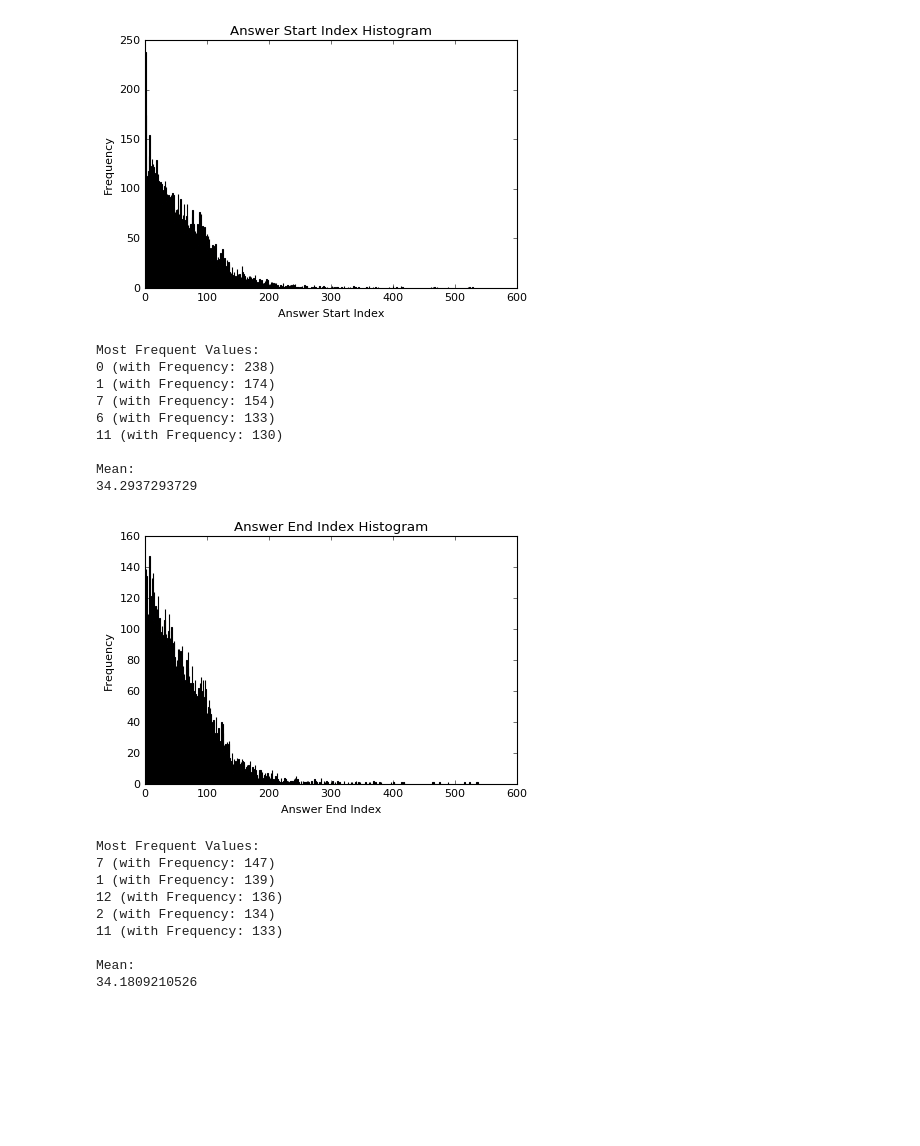
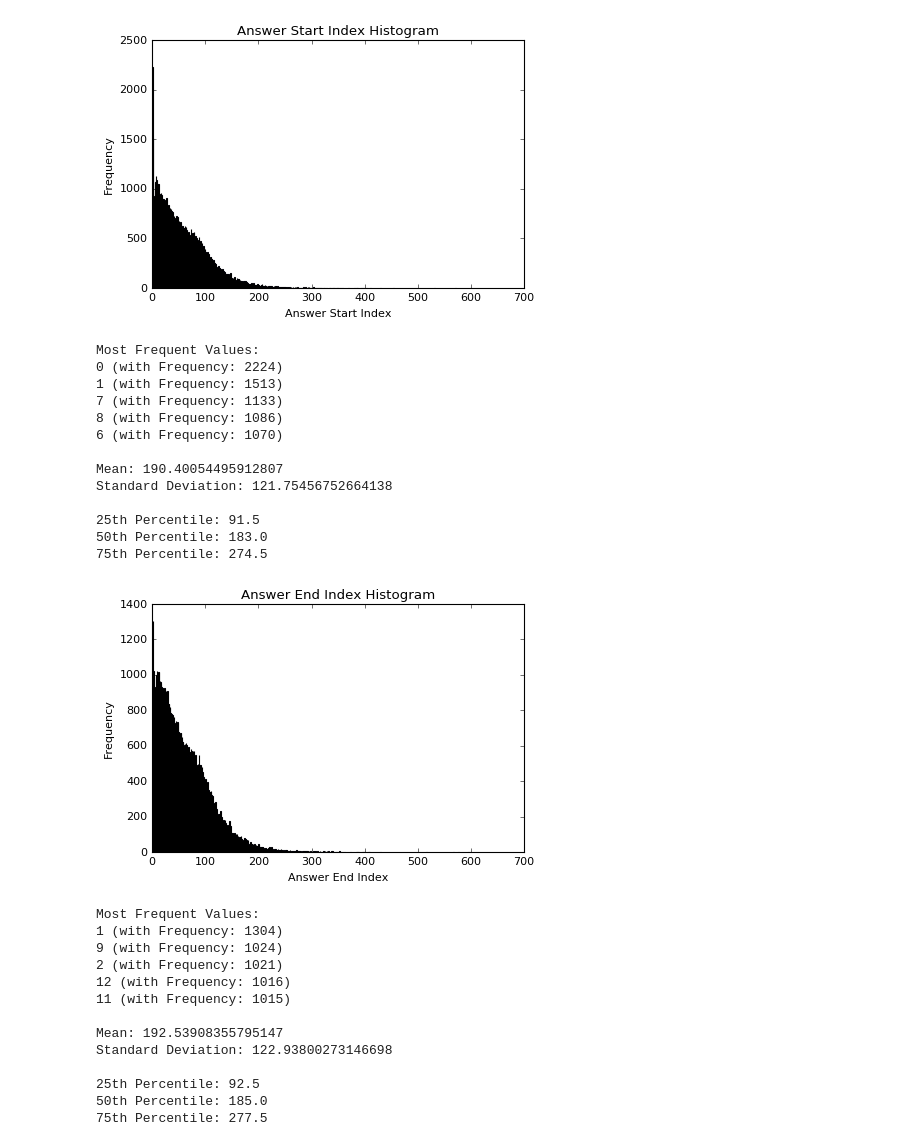
Before and after one commit to ddxue/attn-net-squad, a Jupyter notebook: squad_stats.ipynb, the cells around one changed output. Cells and saved outputs as stored; diff of their text form; code cells hidden in the pictures; blank space fills up the shorter version.

```diff
--- a/squad_stats.ipynb
+++ b/squad_stats.ipynb
@@ -29,26 +29,38 @@ Number of Examples: 10392
 # %%
-def create_histogram_from_counter(counter, name):
+def create_histogram_from_counter(counter, name, width=1.0, print_stats=True):
     labels, values = zip(*counter.items())
 
     # Plot Histogram
-    plt.bar(labels, values)
+    plt.bar(labels, values, width=width)
     plt.title("%s Histogram" % name)
     plt.xlabel(name)
     plt.ylabel("Frequency")
     plt.show()
 
-    print_statistics_from_counter(counter)
+    # Print statistics
+    if print_stats:
+        print_statistics_from_counter(counter)
 
 def print_statistics_from_counter(counter):
     modes = counter.most_common(5)
-    mean = sum(counter.values()) / float(len(counter))
+    mean = np.mean(counter.keys())
+    std = np.std(counter.keys())
+    first_perc = np.percentile(counter.keys(), 25)
+    second_perc = np.percentile(counter.keys(), 50)
+    third_perc = np.percentile(counter.keys(), 75)
+    # var = np.var(counter.keys(), dtype=np.float64)
 
     print("Most Frequent Values:")
     for mode in modes:
         print("%s (with Frequency: %s)" % (mode[0], mode[1]))
     print("")
-    print("Mean:")
-    print(mean)
+    print("Mean: %s" % mean)
+    print("Standard Deviation: %s" % std)
+    print("")
+    print("25th Percentile: %s" % first_perc)
+    print("50th Percentile: %s" % second_perc)
+    print("75th Percentile: %s" % third_perc)
+    # print("Variance: %s" % var)
 
 # Get counters from each list
 question_counter = Counter([len(q.split()) for q in questions])
@@ -93,40 +117,38 @@ Mean:
 # %%
 # Get counters from each list
-def split_spans(spans):
-    span_starts = []
-    span_ends = []
-    span_lists = list([s.split() for s in spans])
-    for s_list in span_lists:
-        for idx, item in enumerate(s_list):
-            if idx % 2 == 0:
-                span_starts.append(int(item))
-            else:
-                span_ends.append(int(item))
-    return span_starts, span_ends
-
-span_starts, span_ends = split_spans(spans)
+span_starts, span_ends = zip(*[s.split() for s in spans])
+span_starts = [int(start) for start in span_starts]
+span_ends = [int(end) for end in span_ends]
 
 # Create Histograms about where in the Context the Answer appears
 create_histogram_from_counter(Counter(span_starts), "Answer Start Index")
 create_histogram_from_counter(Counter(span_ends), "Answer End Index")
 # %% [output]
-[figure, old version]
+[figure, new version]
 Most Frequent Values:
-0 (with Frequency: 238)
-1 (with Frequency: 174)
-7 (with Frequency: 154)
-6 (with Frequency: 133)
-11 (with Frequency: 130)
+0 (with Frequency: 2224)
+1 (with Frequency: 1513)
+7 (with Frequency: 1133)
+8 (with Frequency: 1086)
+6 (with Frequency: 1070)
 
-Mean:
-34.2937293729
+Mean: 190.40054495912807
+Standard Deviation: 121.75456752664138
+
+25th Percentile: 91.5
+50th Percentile: 183.0
+75th Percentile: 274.5
-[figure, old version]
+[figure, new version]
 Most Frequent Values:
-7 (with Frequency: 147)
-1 (with Frequency: 139)
-12 (with Frequency: 136)
-2 (with Frequency: 134)
-11 (with Frequency: 133)
+1 (with Frequency: 1304)
+9 (with Frequency: 1024)
+2 (with Frequency: 1021)
+12 (with Frequency: 1016)
+11 (with Frequency: 1015)
 
-Mean:
-34.1809210526
+Mean: 192.53908355795147
+Standard Deviation: 122.93800273146698
+
+25th Percentile: 92.5
+50th Percentile: 185.0
+75th Percentile: 277.5
```
Also changed, not shown: parts of 4 cells of this notebook.
